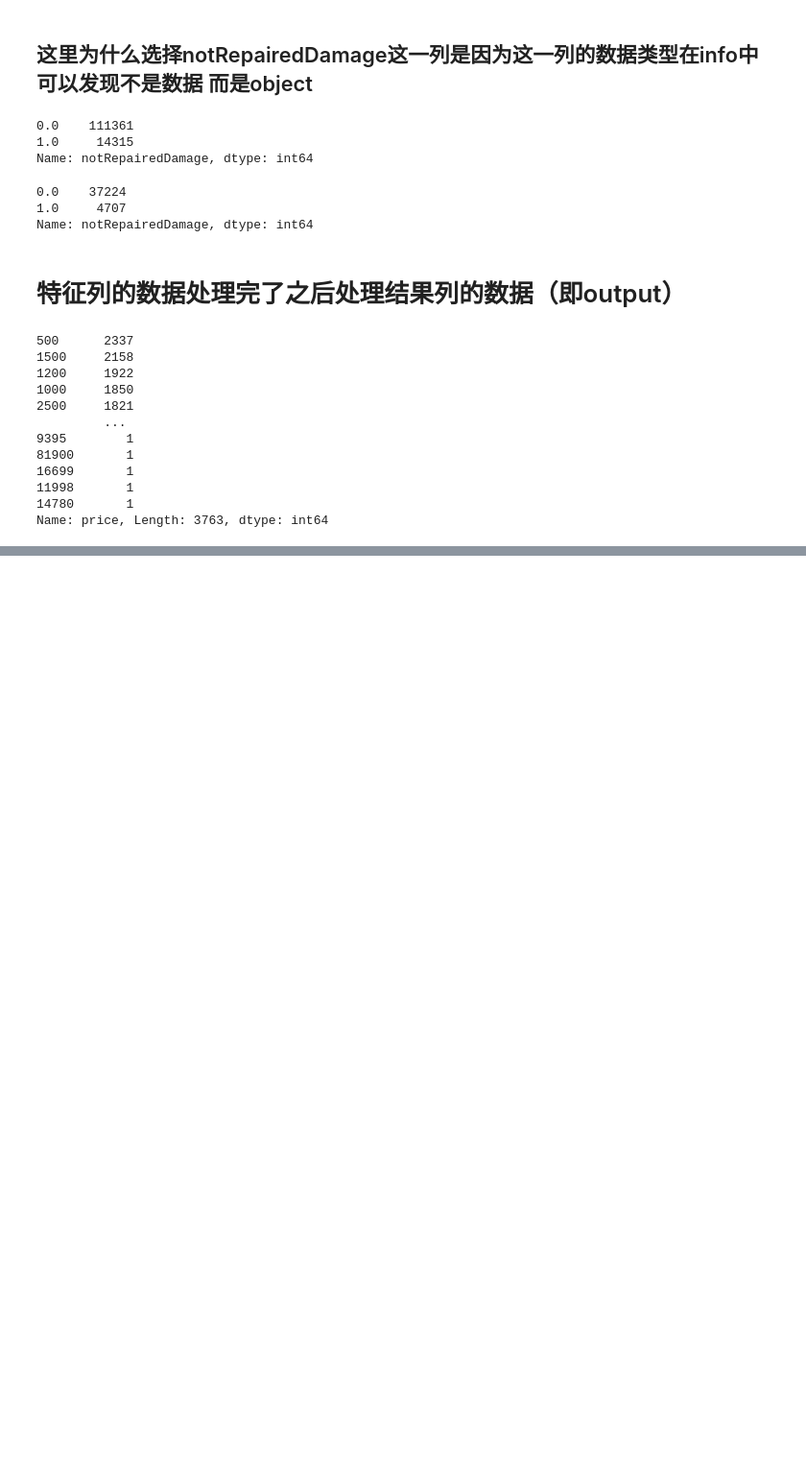
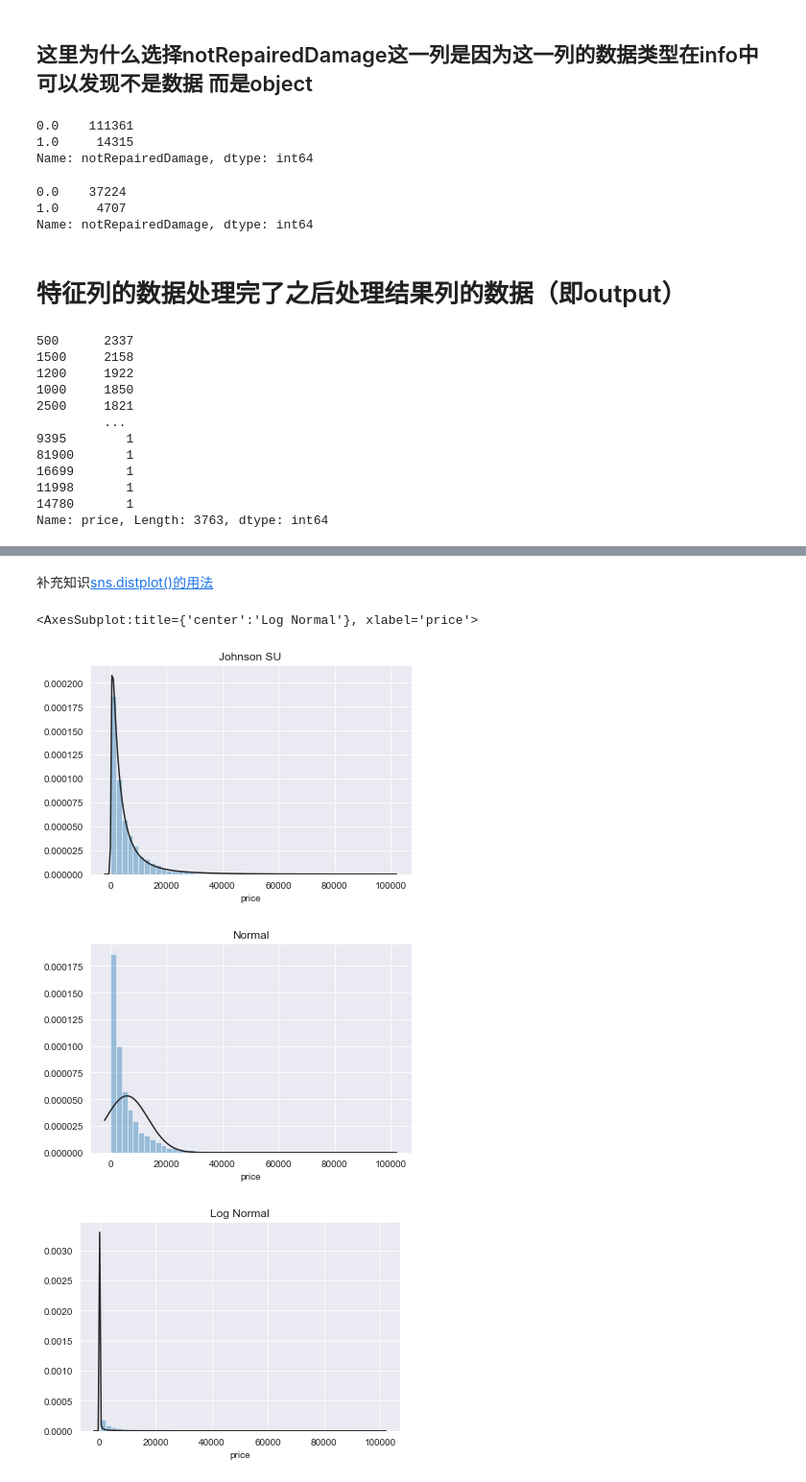
Before and after one commit to SihanWang-WHU/cars_deal_price_prediction, a Jupyter notebook: data/data_info.ipynb, the cells around one changed output, grey strips where cells are left out. Shown: that part at 96% size. Saved outputs shown, nothing was run; the diff lists cells and outputs as text; code cells hidden in the pictures; blank space fills up the shorter version.

Commit message:
analyze the result column of the data

```diff
--- a/data/data_info.ipynb
+++ b/data/data_info.ipynb
@@ -152,0 +168,20 @@ Name: price, Length: 3763, dtype: int64
+# %% [markdown]
+补充知识<a href="https://www.cnblogs.com/cgmcoding/p/13384535.html" target="_blank">sns.distplot()的用法</a>
+# %%
+## 1) 总体分布概况（无界约翰逊分布等）
+import scipy.stats as st
+y = train_data['price']
+plt.figure(1); plt.title('Johnson SU')
+# 使用 seaborn 的 distplot 函数绘制 y 的直方图，不绘制核密度估计（kde），并拟合 Johnson SU 分布
+sns.distplot(y, kde=False, fit=st.johnsonsu)
+plt.figure(2); plt.title('Normal')
+# 绘制 y 的直方图，并拟合正态分布
+sns.distplot(y, kde=False, fit=st.norm)
+plt.figure(3); plt.title('Log Normal')
+# 绘制 y 的直方图，并拟合对数正态分布
+sns.distplot(y, kde=False, fit=st.lognorm)
+# %% [output]
+<AxesSubplot:title={'center':'Log Normal'}, xlabel='price'>
+[figure, added]
+[figure, added]
+[figure, added]
```
Also changed, not shown: parts of 4 cells of this notebook.
